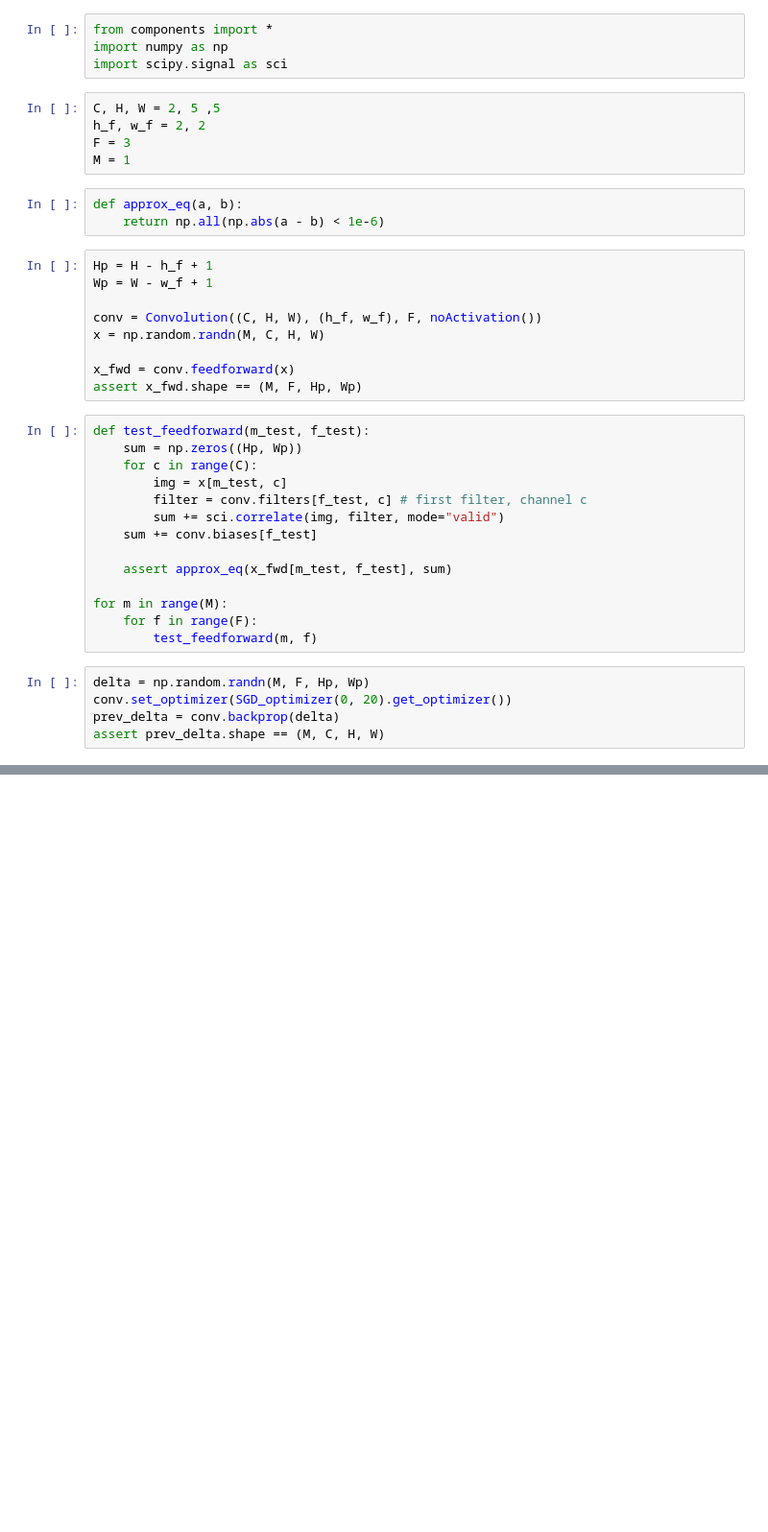
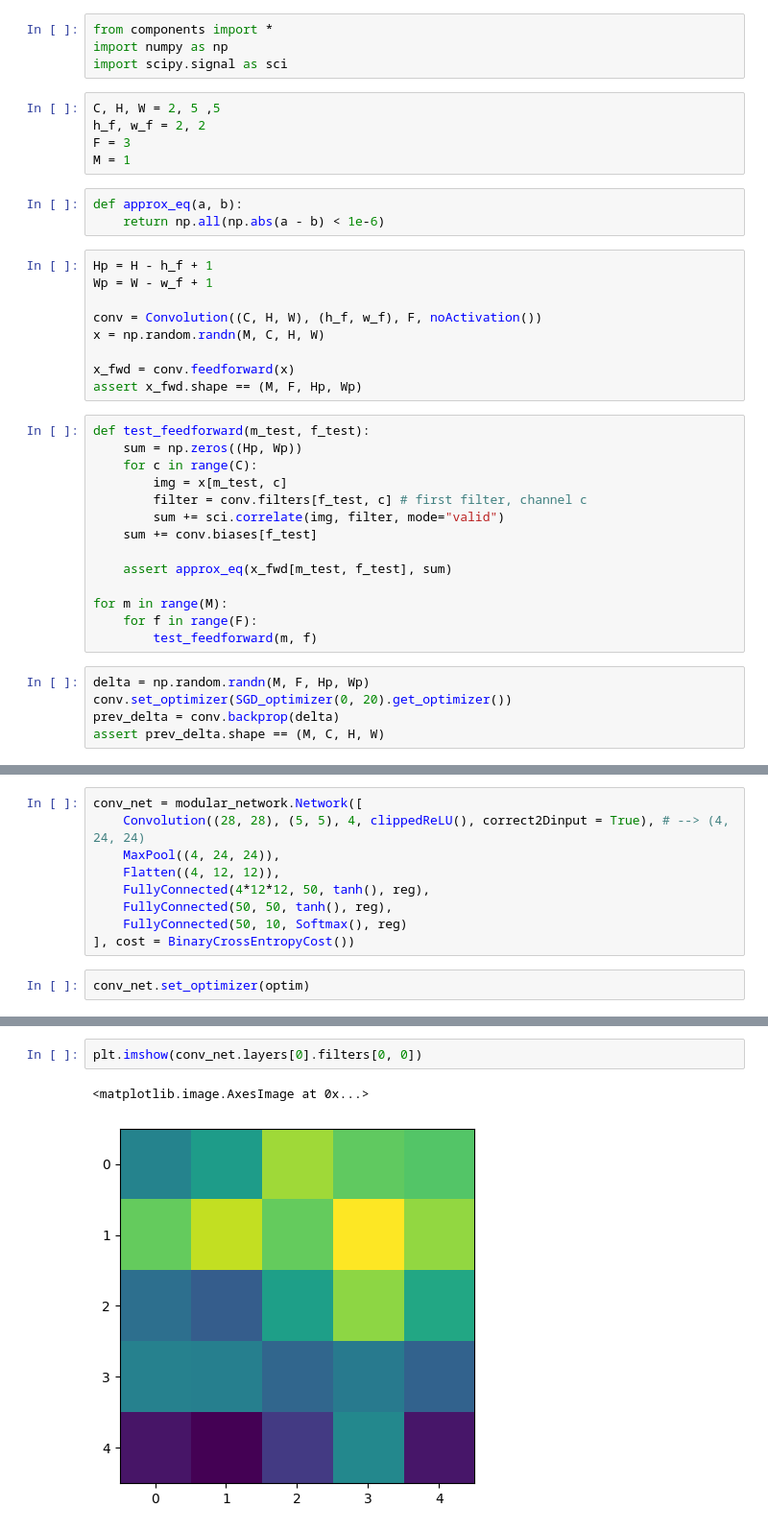
Before and after one commit to stanleytheli/mini-ml, a Jupyter notebook: src/convolution_tests.ipynb, the cells around one changed output, grey strips where cells are left out. Shown at 96% size. Saved outputs shown, nothing was run; the diff lists cells and outputs as text; blank space fills up the shorter version.

```diff
--- a/src/convolution_tests.ipynb
+++ b/src/convolution_tests.ipynb
@@ -40,0 +106,11 @@ assert prev_delta.shape == (M, C, H, W)
+# %%
+conv_net = modular_network.Network([
+    Convolution((28, 28), (5, 5), 4, clippedReLU(), correct2Dinput = True), # --> (4, 24, 24)
+    MaxPool((4, 24, 24)),
+    Flatten((4, 12, 12)),
+    FullyConnected(4*12*12, 50, tanh(), reg),
+    FullyConnected(50, 50, tanh(), reg),
+    FullyConnected(50, 10, Softmax(), reg)
+], cost = BinaryCrossEntropyCost())
+# %%
+conv_net.set_optimizer(optim)
@@ -40,0 +160,5 @@ assert prev_delta.shape == (M, C, H, W)
+# %%
+plt.imshow(conv_net.layers[0].filters[0, 0])
+# %% [output]
+<matplotlib.image.AxesImage at 0x...>
+[figure, added]
```
Also changed, not shown: parts of 27 cells of this notebook, 4 other files.
